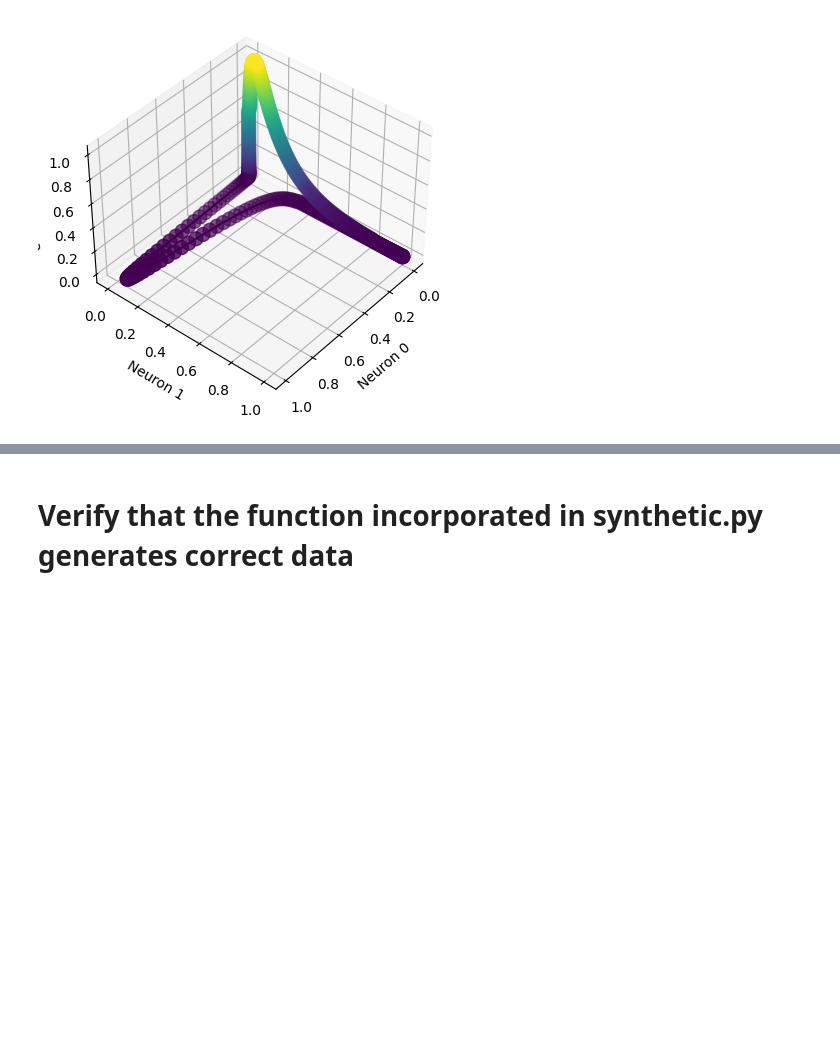
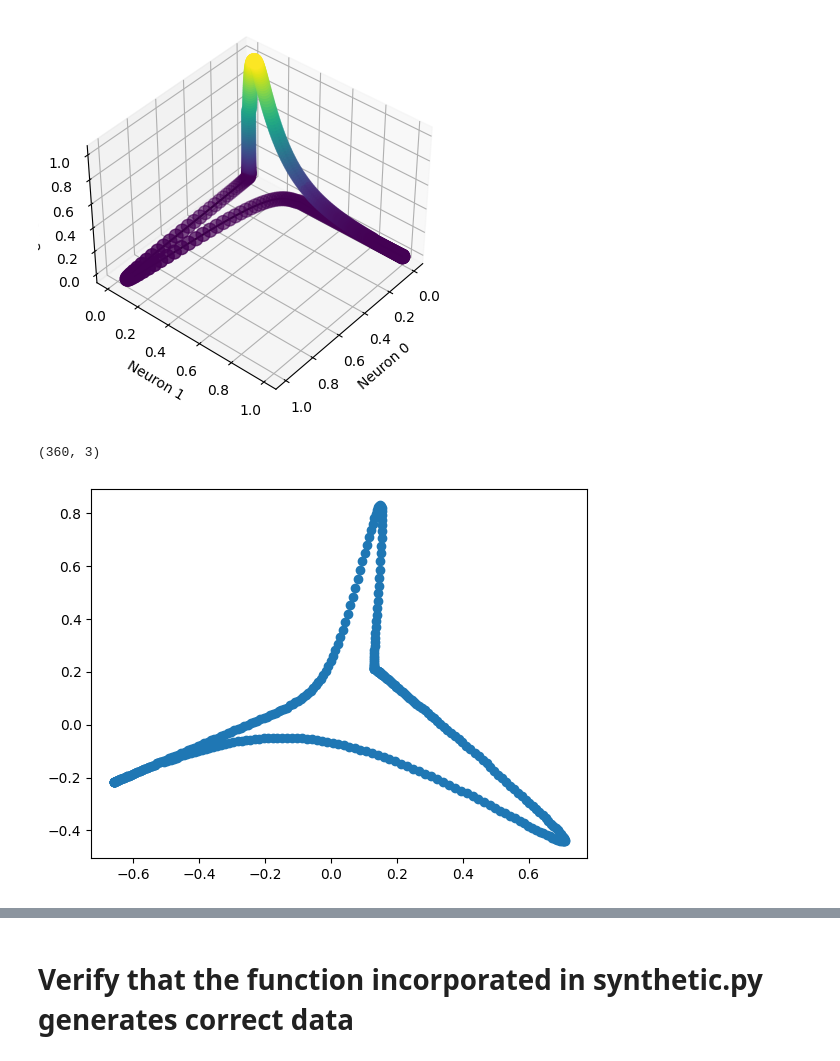
Before and after one commit to geometric-intelligence/neurometry, a Jupyter notebook: neuralgeom/notebooks/12_synthetic_place_cells_3neurons.ipynb, the cells around one changed output, grey strips where cells are left out. Saved outputs shown, nothing was run; the diff lists cells and outputs as text; code cells hidden in the pictures; blank space fills up the shorter version.

```diff
--- a/neuralgeom/notebooks/12_synthetic_place_cells_3neurons.ipynb
+++ b/neuralgeom/notebooks/12_synthetic_place_cells_3neurons.ipynb
@@ -111,3 +111,17 @@ ax.view_init(elev=40.0, azim=40)
 # fig.savefig("notebooks/figures/synthetic_place_cells_n2.svg")
 # %% [output]
 [figure]
+# %%
+from sklearn.decomposition import PCA
+from neuralgeom.datasets.synthetic import load_three_place_cells
+
+dataset, labels = load_three_place_cells()
+print(dataset.shape)
+pca = PCA(n_components=2, svd_solver='full')
+pca.fit(dataset)
+dataset_2d = pca.transform(dataset)
+
+plt.scatter(dataset_2d[:, 0], dataset_2d[:, 1]);
+# %% [output]
+(360, 3)
+[figure, added]
```
Also changed, not shown: parts of 4 cells of this notebook, 2 other files.
